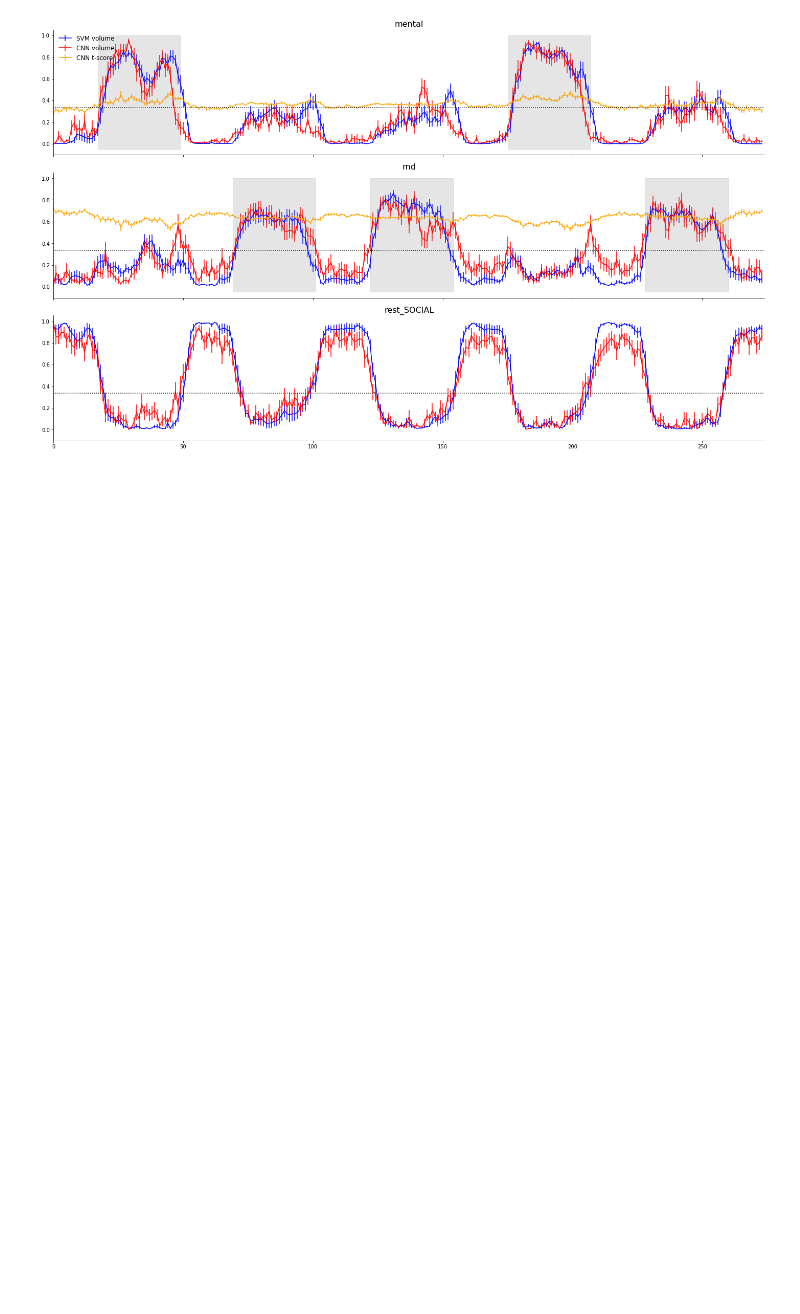
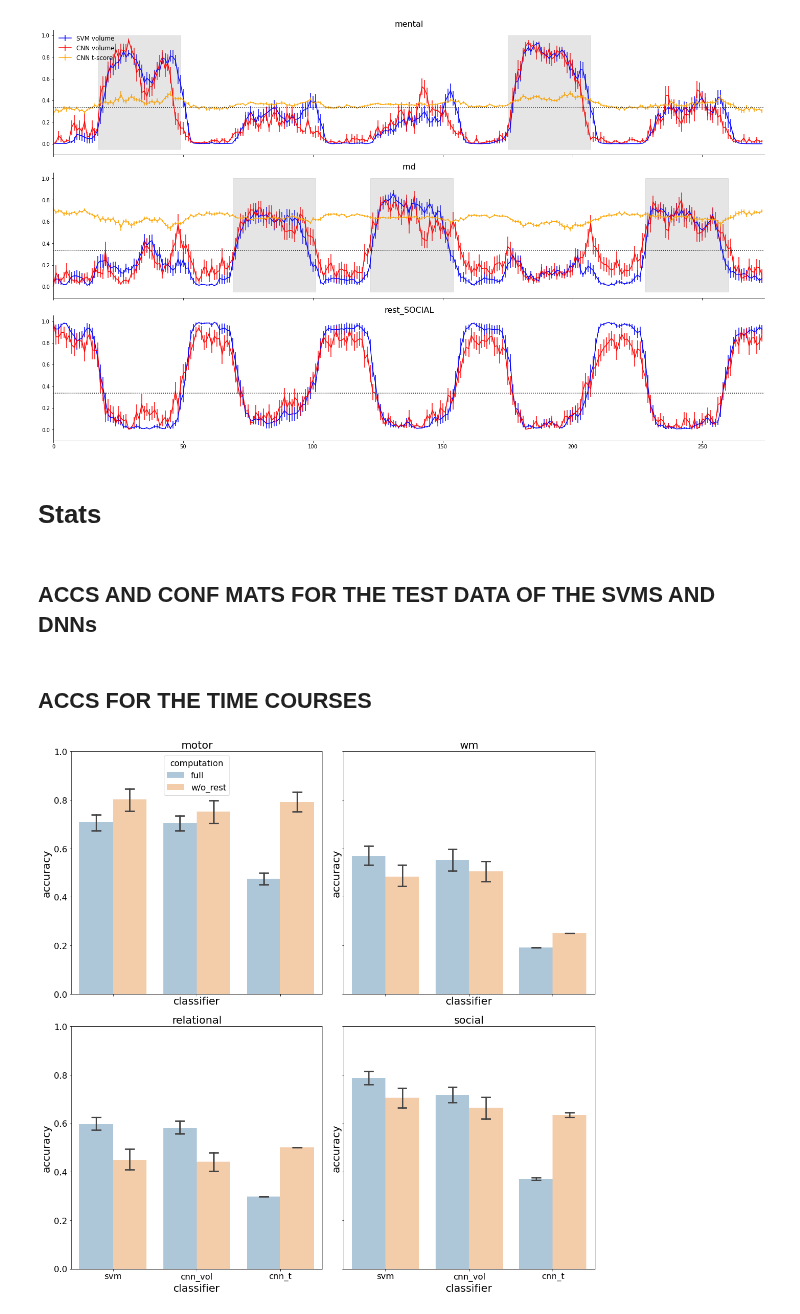
Before and after one commit to PhilippS893/thesis_code_and_analyses, a Jupyter notebook: 06_real-time_simulation/real-time_simulation.ipynb, the cells around one changed output. Drawn from its saved outputs; the diff is of its cells as text; code cells hidden in the pictures; blank space fills up the shorter version.

```diff
--- a/06_real-time_simulation/real-time_simulation.ipynb
+++ b/06_real-time_simulation/real-time_simulation.ipynb
@@ -349,3 +351,52 @@ fig.tight_layout()
 plt.savefig(f'figures/tc_{TASKID}_{PE}_w-rest.pdf' if with_rest else f'figures/tc_{TASKID}_{PE}_wo-rest.pdf', facecolor=fig.get_facecolor(), transparent=True)
 # %% [output]
 [figure]
+# %% [markdown]
+# Stats
+# %%
+import seaborn as sns
+
+SMALL_SIZE = 16
+MEDIUM_SIZE = 20
+BIGGER_SIZE = 22
+
+plt.rc('font', size=SMALL_SIZE)          # controls default text sizes
+plt.rc('axes', titlesize=MEDIUM_SIZE)    # fontsize of the axes title
+plt.rc('axes', labelsize=MEDIUM_SIZE)    # fontsize of the x and y labels
+plt.rc('xtick', labelsize=SMALL_SIZE)    # fontsize of the tick labels
+plt.rc('ytick', labelsize=SMALL_SIZE)    # fontsize of the tick labels
+plt.rc('legend', fontsize=SMALL_SIZE)    # legend fontsize
+plt.rc('figure', titlesize=BIGGER_SIZE)  # fontsize of the figure title
+# %% [markdown]
+## ACCS AND CONF MATS FOR THE TEST DATA OF THE SVMS AND DNNs
+# %% [markdown]
+## ACCS FOR THE TIME COURSES
+# %%
+tasks = ["MOTOR", "WM", "RELATIONAL", "SOCIAL"]
+
+fig, axes = plt.subplots(2,2,figsize=(15, 15), sharex=True, sharey=True)
+ax = axes.flatten()
+for i, task in enumerate(tasks):
+    df = pd.read_csv(f"stats/accs_{task}_RL_w-rest.csv")
+    df = df.melt(value_name="accuracy", var_name="classifier");
+    df["computation"] = "full"
+
+    df2 = pd.read_csv(f"stats/accs_cropped_{task}_RL_w-rest.csv")
+    df2 = df2.melt(value_name="accuracy", var_name="classifier");
+    df2["computation"] = "w/o_rest"
+
+    df_cat = pd.concat([df, df2])
+
+    sns.barplot(ax=ax[i], data=df_cat, x="classifier", y="accuracy", hue="computation",
+                errorbar=("ci", 95), n_boot=5000, capsize=.1, alpha=.4)
+
+    ax[i].set_title(task.lower())
+    ax[i].set_ylim([0, 1])
+
+    if i > 0:
+        ax[i].legend([], frameon=False)
+
+fig.tight_layout()
+plt.savefig(f'figures/real_time_clstats.pdf', facecolor=fig.get_facecolor(), transparent=True)
+# %% [output]
+[figure, added]
```
Also changed, not shown: parts of 3 cells of this notebook, 3 other files.
